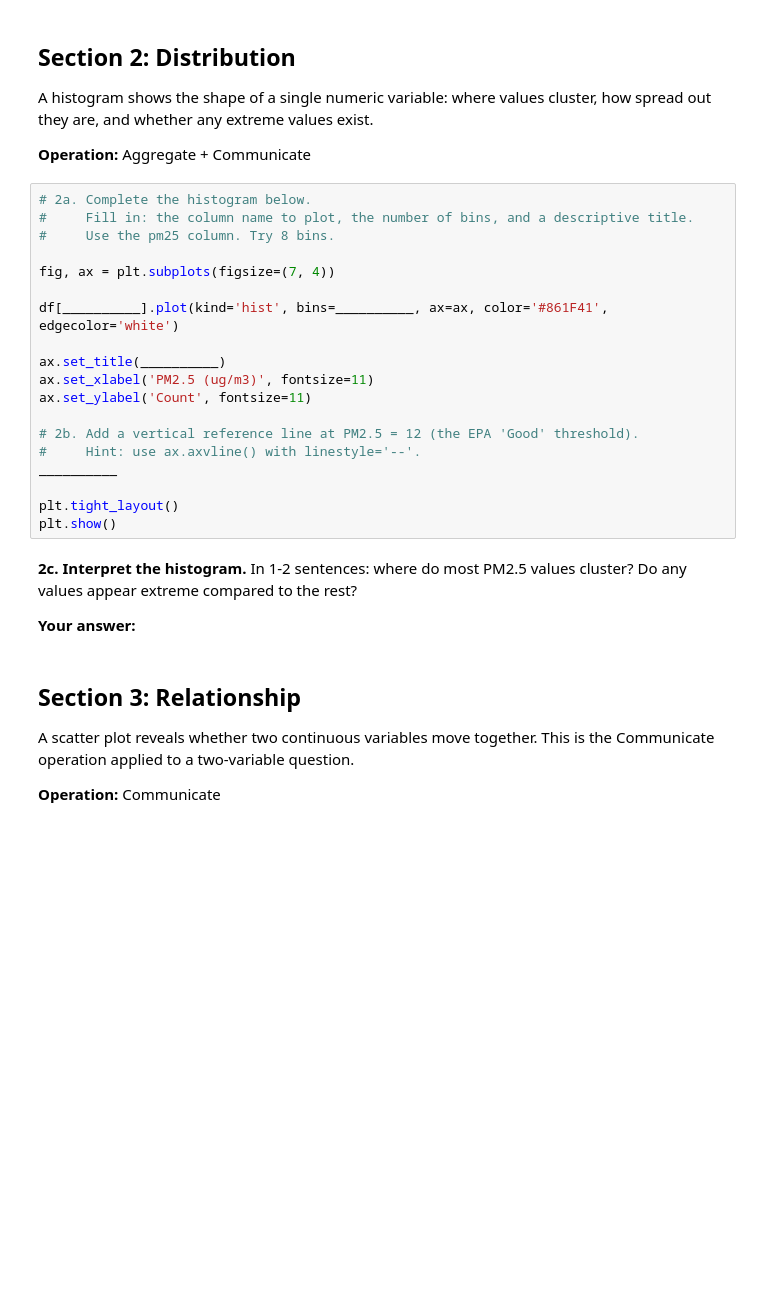
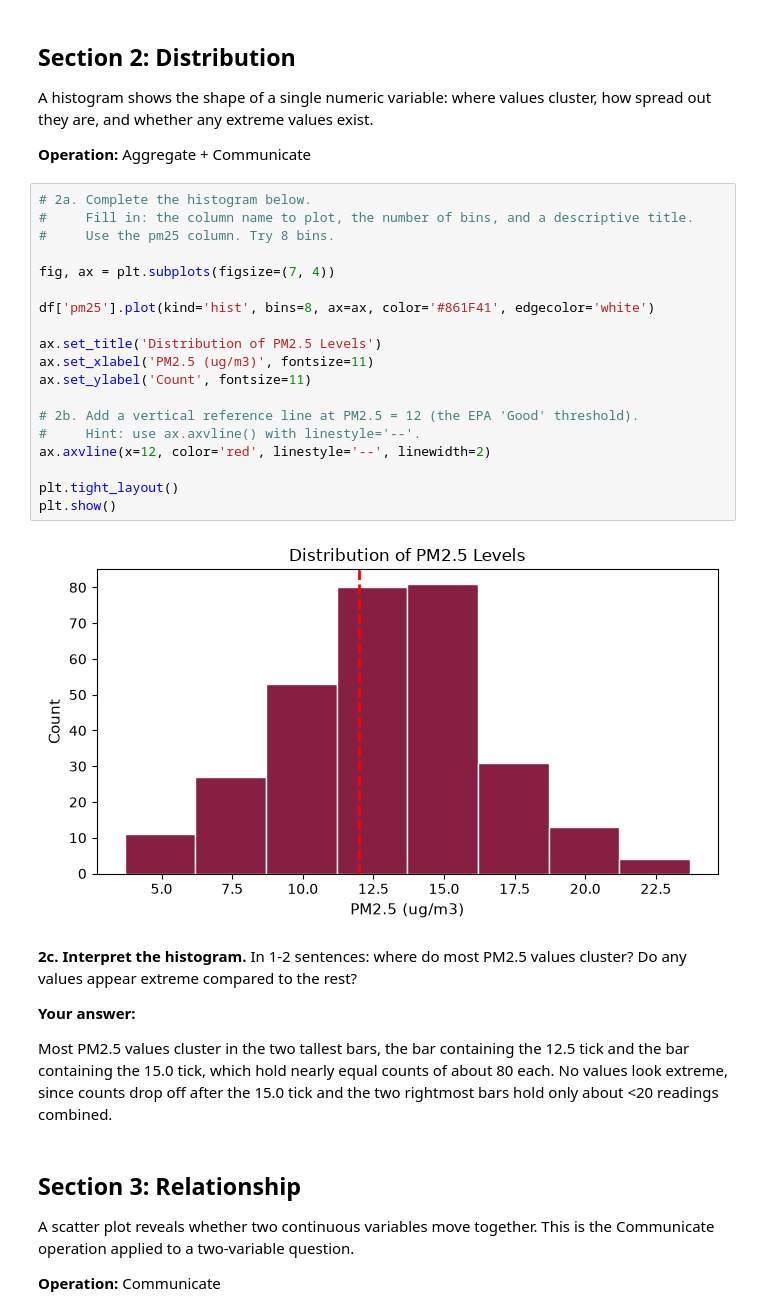
Before and after one commit to NickFreberg/cs5045, a Jupyter notebook: M9/hw9.ipynb, the cells around one changed output. Saved outputs shown, nothing was run; the diff lists cells and outputs as text; blank space fills up the shorter version.

```diff
--- a/M9/hw9.ipynb
+++ b/M9/hw9.ipynb
@@ -57,26 +75,30 @@ A histogram shows the shape of a single numeric variable: where values cluster,
 # %%
 # 2a. Complete the histogram below.
 #     Fill in: the column name to plot, the number of bins, and a descriptive title.
 #     Use the pm25 column. Try 8 bins.
 
 fig, ax = plt.subplots(figsize=(7, 4))
 
-df[__________].plot(kind='hist', bins=__________, ax=ax, color='#861F41', edgecolor='white')
+df['pm25'].plot(kind='hist', bins=8, ax=ax, color='#861F41', edgecolor='white')
 
-ax.set_title(__________)
+ax.set_title('Distribution of PM2.5 Levels')
 ax.set_xlabel('PM2.5 (ug/m3)', fontsize=11)
 ax.set_ylabel('Count', fontsize=11)
 
 # 2b. Add a vertical reference line at PM2.5 = 12 (the EPA 'Good' threshold).
 #     Hint: use ax.axvline() with linestyle='--'.
-__________
+ax.axvline(x=12, color='red', linestyle='--', linewidth=2)
 
 plt.tight_layout()
 plt.show()
+# %% [output]
+[figure, added]
 # %% [markdown]
 **2c. Interpret the histogram.** In 1-2 sentences: where do most PM2.5 values cluster? Do any values appear extreme compared to the rest?
 
 **Your answer:**
+
+Most PM2.5 values cluster in the two tallest bars, the bar containing the 12.5 tick and the bar containing the 15.0 tick, which hold nearly equal counts of about 80 each. No values look extreme, since counts drop off after the 15.0 tick and the two rightmost bars hold only about <20 readings combined.
 # %% [markdown]
 ## Section 3: Relationship
 
```
Also changed, not shown: parts of 12 cells of this notebook, 2 other files.
